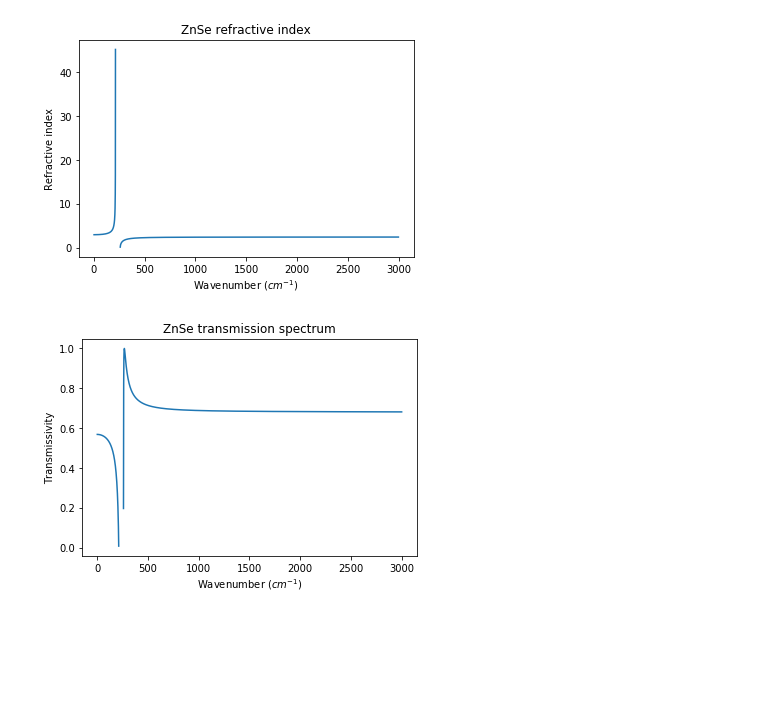
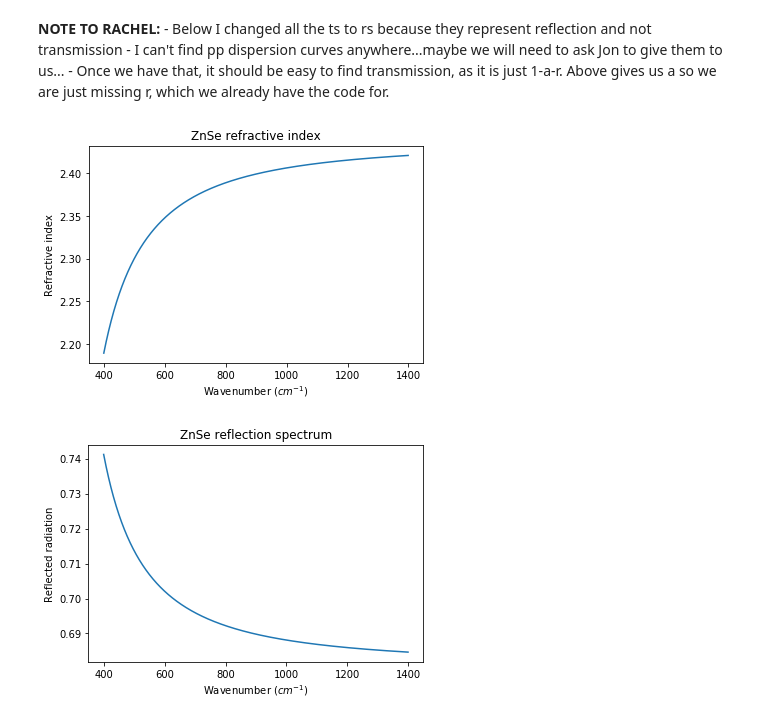
Before and after one commit to micolbedarida/MSci_Project, a Jupyter notebook: Fresnel_spectra.ipynb, the cells around one changed output. Saved outputs shown, nothing was run; the diff lists cells and outputs as text; code cells hidden in the pictures; blank space fills up the shorter version.

```diff
--- a/Fresnel_spectra.ipynb
+++ b/Fresnel_spectra.ipynb
@@ -4,15 +69,18 @@ import numpy as np
+# %% [markdown]
+**NOTE TO RACHEL:**
+    - Below I changed all the ts to rs because they represent reflection and not transmission
+    - I can't find pp dispersion curves anywhere...maybe we will need to ask Jon to give them to us...
+    - Once we have that, it should be easy to find transmission, as it is just 1-a-r. Above gives us a so we are just missing r, which we already have the code for.
 # %%
 n_air = 1
-n_ZnSe = 1
-n_poly =1
 
 #assume theta = 90
 # %%
 # calculate refractive index as function of wavenums
 
-def T(wn):
+def R(wn):
     '''
-    Calculate transmissivity as function of wavenumber
+    Calculate reflectance as function of wavenumber
     First use dispersion formula for window material to calculate refractive index as function of wavenumber
     Then use Fresnel equations to calculate transmissivty as function of refractive index
     '''
@@ -21,19 +89,19 @@ def T(wn):
     n_ZnSe = np.sqrt(1+(4.45813734*l**2/(l**2 -0.200859853**2))+(0.467216334*l**2/(l**2 -0.391371166**2))+(2.89566290*l**2/(l**2 -47.1362108**2)))
 
     #from air to material
-    t1 = 2*n_air/(n_air+n_ZnSe)
+    r1 = 2*n_air/(n_air+n_ZnSe)
 
     #from material to air
-    t2 = 2*n_ZnSe/(n_air+n_ZnSe)
+    r2 = 2*n_ZnSe/(n_air+n_ZnSe)
 
-    T= (t1*t2)**2
+    R= (r1*r2)**2
 
-    return(T, n_ZnSe)
+    return(R, n_ZnSe)
 # %%
-wns = np.arange(1, 3000, 1)
+wns = np.arange(400, 1400, 1)
 
-T_vec = np.vectorize(T)
-T_ZnSe, n_ZnSe = T_vec(wns)
+R_vec = np.vectorize(R)
+R_ZnSe, n_ZnSe = R_vec(wns)
 
 plt.plot(wns, n_ZnSe) # convert micrometer wavelength into cm-1 wavenumber
 plt.title('ZnSe refractive index')
@@ -41,12 +109,12 @@ plt.xlabel('Wavenumber $(cm^{-1})$')
 plt.ylabel('Refractive index')
 plt.show()
 # %% [output]
-[figure, old version]
+[figure, new version]
 # %%
-plt.plot(wns, T_ZnSe)
-plt.title('ZnSe transmission spectrum')
+plt.plot(wns, R_ZnSe)
+plt.title('ZnSe reflection spectrum')
 plt.xlabel('Wavenumber $(cm^{-1})$')
-plt.ylabel('Transmissivity')
+plt.ylabel('Reflected radiation')
 plt.show()
 # %% [output]
-[figure, old version]
+[figure, new version]
```
Also changed, not shown: parts of 8 cells of this notebook.
